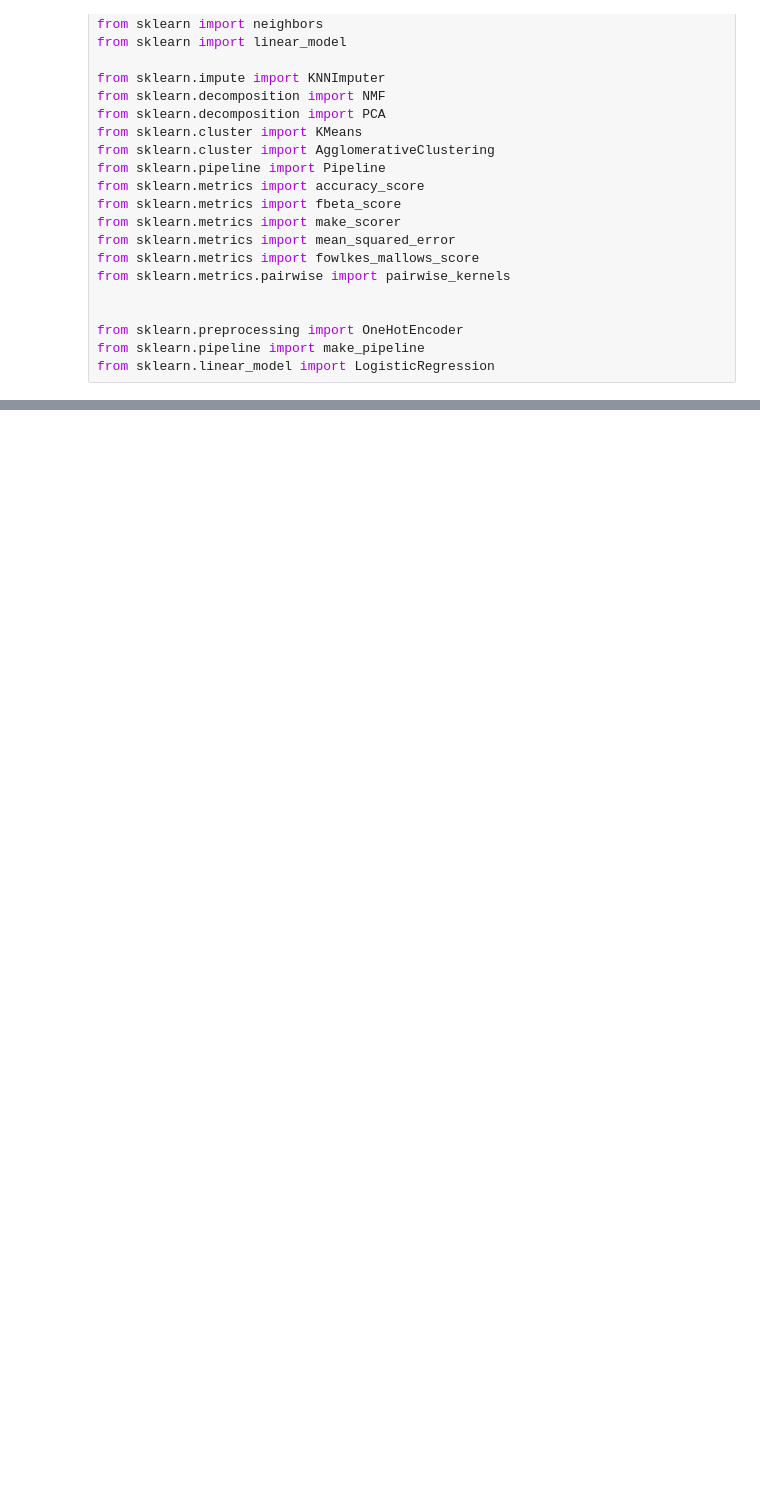
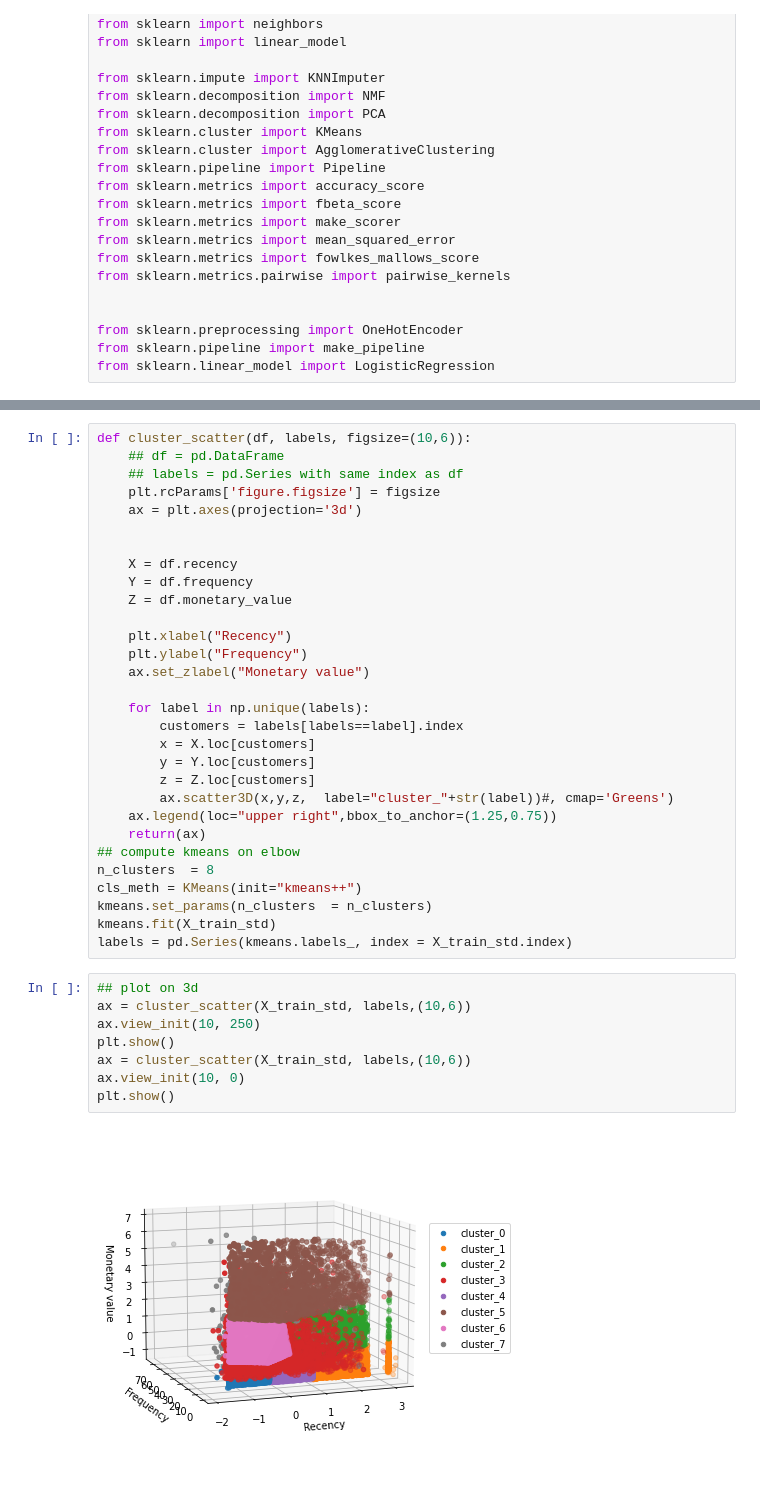
Before and after one commit to ClaireGayral/formation_openclassroom, a Jupyter notebook: P4_gayral_claire/essais.ipynb, the cells around one changed output, grey strips where cells are left out. Drawn from its saved outputs; the diff is of its cells as text; blank space fills up the shorter version.

```diff
--- a/P4_gayral_claire/essais.ipynb
+++ b/P4_gayral_claire/essais.ipynb
@@ -513,0 +115,40 @@ my_customers.dtypes
+# %%
+def cluster_scatter(df, labels, figsize=(10,6)):
+    ## df = pd.DataFrame
+    ## labels = pd.Series with same index as df
+    plt.rcParams['figure.figsize'] = figsize
+    ax = plt.axes(projection='3d')
+
+
+    X = df.recency
+    Y = df.frequency
+    Z = df.monetary_value
+
+    plt.xlabel("Recency")
+    plt.ylabel("Frequency")
+    ax.set_zlabel("Monetary value")
+
+    for label in np.unique(labels):
+        customers = labels[labels==label].index
+        x = X.loc[customers]
+        y = Y.loc[customers]
+        z = Z.loc[customers]
+        ax.scatter3D(x,y,z,  label="cluster_"+str(label))#, cmap='Greens')
+    ax.legend(loc="upper right",bbox_to_anchor=(1.25,0.75))
+    return(ax)
+## compute kmeans on elbow
+n_clusters  = 8
+cls_meth = KMeans(init="kmeans++")
+kmeans.set_params(n_clusters  = n_clusters)
+kmeans.fit(X_train_std)
+labels = pd.Series(kmeans.labels_, index = X_train_std.index)
+# %%
+## plot on 3d
+ax = cluster_scatter(X_train_std, labels,(10,6))
+ax.view_init(10, 250)
+plt.show()
+ax = cluster_scatter(X_train_std, labels,(10,6))
+ax.view_init(10, 0)
+plt.show()
+# %% [output]
+[figure, added]
```
Also changed, not shown: parts of 23 cells of this notebook, 3 other files.
